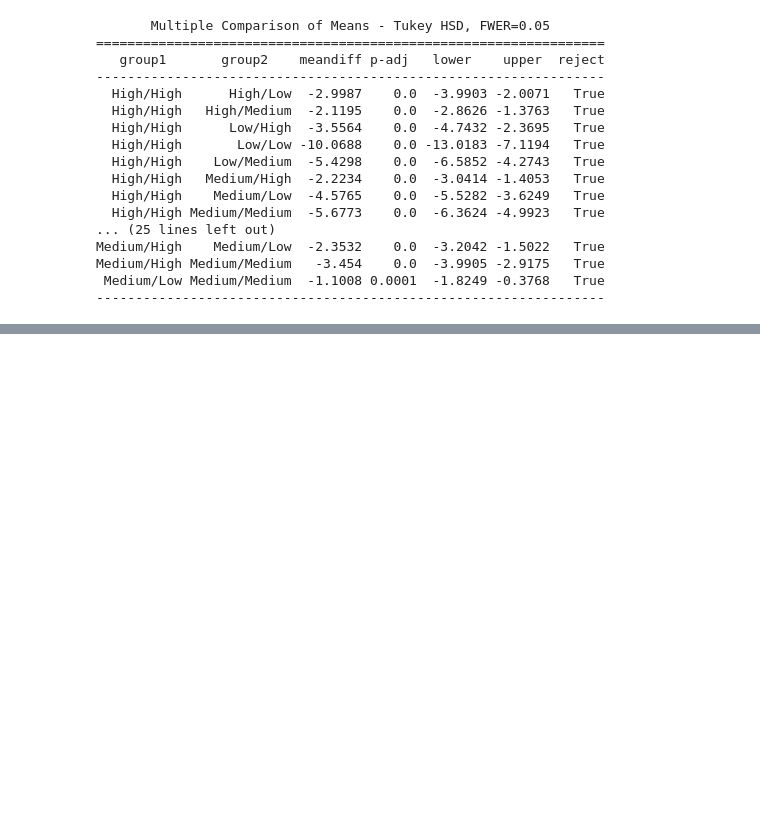
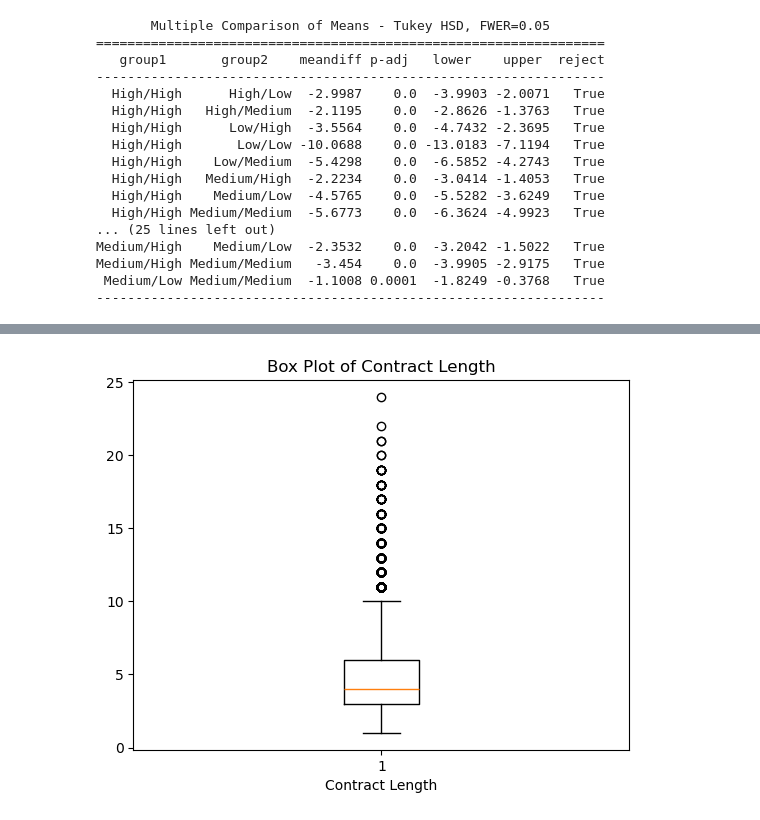
Before and after one commit to hiepxuanho/MSU-Project1, a Jupyter notebook: fifa21.ipynb, the cells around one changed output, grey strips where cells are left out. Cells and saved outputs as stored; diff of their text form; code cells hidden in the pictures; blank space fills up the shorter version.

Commit message:
adding analysis of contract vs overall

```diff
--- a/fifa21.ipynb
+++ b/fifa21.ipynb
@@ -226,3 +226,8 @@ Medium/High    Medium/Low  -2.3532    0.0  -3.2042 -1.5022   True
 Medium/High Medium/Medium   -3.454    0.0  -3.9905 -2.9175   True
  Medium/Low Medium/Medium  -1.1008 0.0001  -1.8249 -0.3768   True
 -----------------------------------------------------------------
+# %%
+# Create a new column 'contract length' as the difference between 'contract_valid_until' and 'joined_year'
+contract_df = df[['overall', 'joined_year', 'contract_valid_until']].copy()
+contract_df['contract length'] = (contract_df['contract_valid_until'] - contract_df['joined_year'] + 1)
+contract_df_clean = contract_df.dropna()
@@ -228,0 +260,11 @@ Medium/High Medium/Medium   -3.454    0.0  -3.9905 -2.9175   True
+# %%
+plt.boxplot(contract_df_clean['contract length'])
+
+# Add titles and labels
+plt.title('Box Plot of Contract Length')
+plt.xlabel('Contract Length')
+
+# Show the plot
+plt.show()
+# %% [output]
+[figure, added]
```
Also changed, not shown: parts of 2 cells of this notebook.
